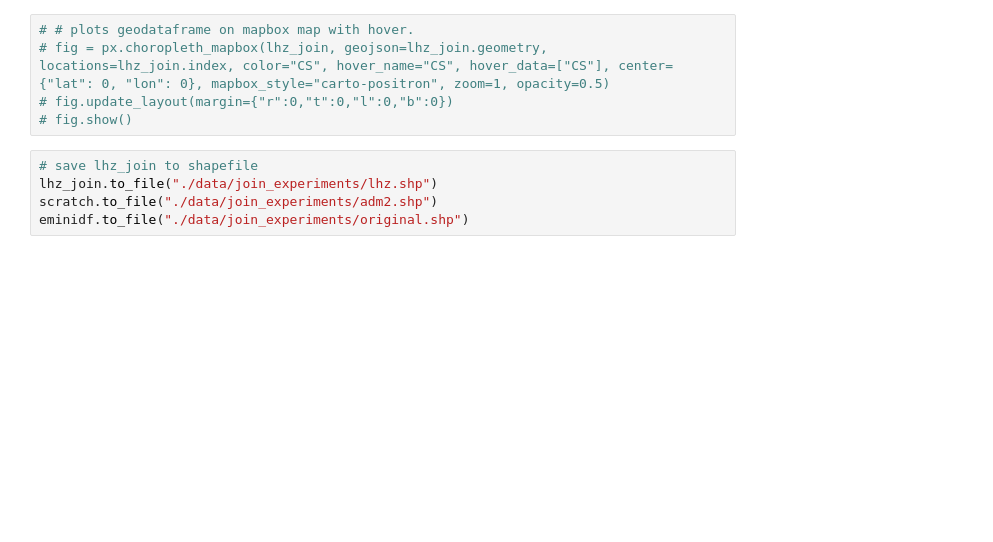
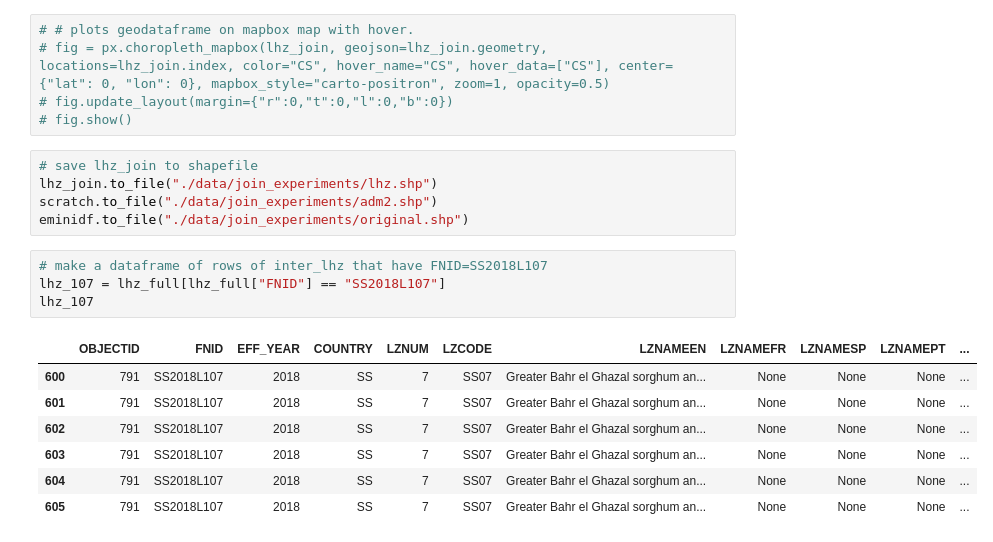
Before and after one commit to earthrise-media/food-security, a Jupyter notebook: fewsnet-experiments/data-joins.ipynb, the cells around one changed output. Drawn from its saved outputs; the diff is of its cells as text; blank space fills up the shorter version.

```diff
--- a/fewsnet-experiments/data-joins.ipynb
+++ b/fewsnet-experiments/data-joins.ipynb
@@ -306,3 +349,15 @@ lhz_join = lhz_join[lhz_join["CS"] != 88]
 lhz_join.to_file("./data/join_experiments/lhz.shp")
 scratch.to_file("./data/join_experiments/adm2.shp")
 eminidf.to_file("./data/join_experiments/original.shp")
+# %%
+# make a dataframe of rows of inter_lhz that have FNID=SS2018L107
+lhz_107 = lhz_full[lhz_full["FNID"] == "SS2018L107"]
+lhz_107
+# %% [output]
+|  | OBJECTID | FNID | EFF_YEAR | COUNTRY | LZNUM | LZCODE | LZNAMEEN | LZNAMEFR | LZNAMESP | LZNAMEPT | ... |
+| 600 | 791 | SS2018L107 | 2018 | SS | 7 | SS07 | Greater Bahr el Ghazal sorghum an... | None | None | None | ... |
+| 601 | 791 | SS2018L107 | 2018 | SS | 7 | SS07 | Greater Bahr el Ghazal sorghum an... | None | None | None | ... |
+| 602 | 791 | SS2018L107 | 2018 | SS | 7 | SS07 | Greater Bahr el Ghazal sorghum an... | None | None | None | ... |
+| 603 | 791 | SS2018L107 | 2018 | SS | 7 | SS07 | Greater Bahr el Ghazal sorghum an... | None | None | None | ... |
+| 604 | 791 | SS2018L107 | 2018 | SS | 7 | SS07 | Greater Bahr el Ghazal sorghum an... | None | None | None | ... |
+| 605 | 791 | SS2018L107 | 2018 | SS | 7 | SS07 | Greater Bahr el Ghazal sorghum an... | None | None | None | ... |
```
Also changed, not shown: parts of 6 cells of this notebook, 9 other files.
